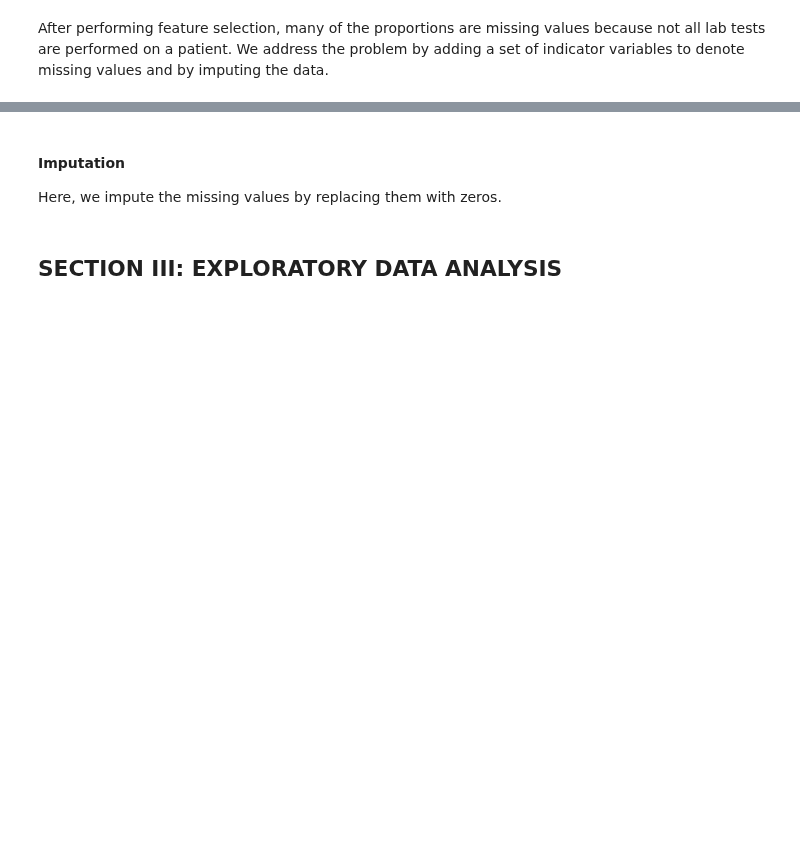
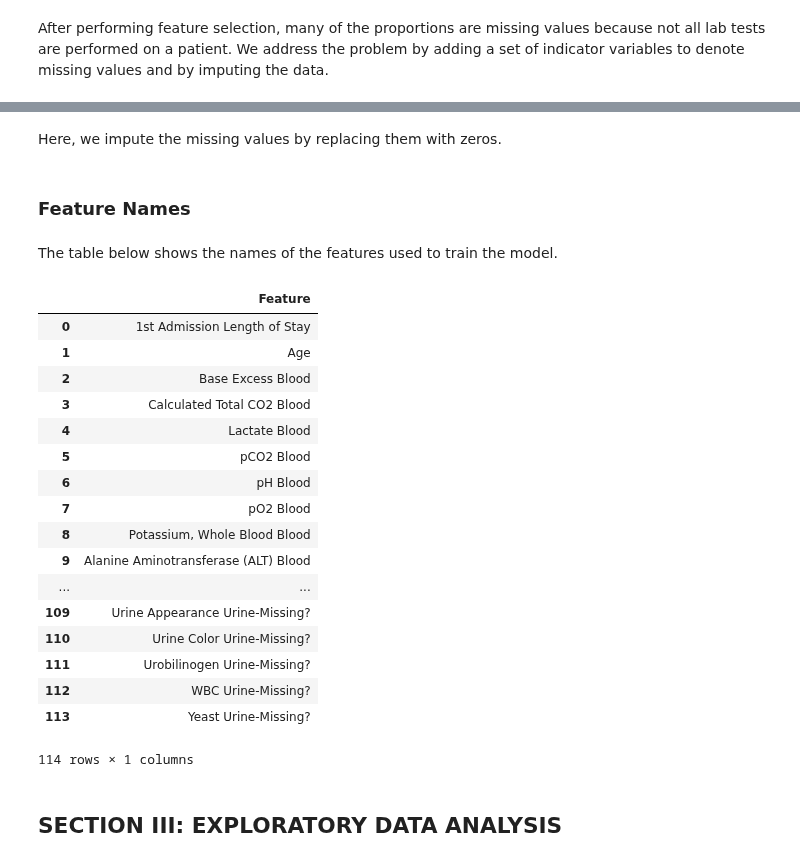
Before and after one commit to kevinmchu/BME590Final, a Jupyter notebook: Process Book.ipynb, the cells around one changed output, grey strips where cells are left out. Cells and saved outputs as stored; diff of their text form; code cells hidden in the pictures; blank space fills up the shorter version.

```diff
--- a/Process Book.ipynb
+++ b/Process Book.ipynb
@@ -525,26 +539,26 @@ In this section, we describe a technique to reduce the number of features in the
 # %%
 from sklearn.model_selection import train_test_split
 
-# make train and test splits
-X_train, X_test, y_train, y_test = train_test_split(X, y,test_size = 0.33, random_state = 0)
+# Make train and test splits
+train_df, test_df = train_test_split(design_mat_df, test_size = 0.33, random_state = 0)
 
 # Select features that have at least 50% non-missing values in the training set
-prop_non_missing = (~np.isnan(X_train)).sum(0)/len(X_train)
+prop_non_missing = (~train_df.isna()).sum()/len(train_df)
 threshold = 0.5
 
 # Select same features in training and testing set
-X_train = X_train[:, prop_non_missing > threshold]
-X_test = X_test[:, prop_non_missing > threshold]
+train_df = train_df.loc[:, prop_non_missing > threshold]
+test_df = test_df.loc[:, prop_non_missing > threshold]
 # %% [markdown]
 After feature selection, we obtained a set of 56 features describing the proportion of abnormal measurements. The table below lists the lab test and the fluid from which samples were obtained.
 # %%
 # Get names of selected features
-all_columns = design_mat_df.iloc[:, 3:len(design_mat_df.columns)].columns
-selected_features_df = pd.DataFrame(all_columns[prop_non_missing > threshold], columns={"ITEMID"})
+all_columns = train_df.iloc[:, 1:-2].columns
+lab_meas_df = pd.DataFrame(all_columns, columns={"ITEMID"})
 
 # Strip _ABNORMAL from the name
-selected_features_df["ITEMID"] = selected_features_df["ITEMID"].replace(to_replace="_ABNORMAL", value="", regex=True)
+lab_meas_df["ITEMID"] = lab_meas_df["ITEMID"].replace(to_replace="_ABNORMAL", value="", regex=True)
 
 # Get labels and fluid from lab_items_df
-selected_features_df = selected_features_df.merge(lab_items_df.loc[:,["LABEL", "FLUID", "ITEMID"]], how='inner', on='ITEMID')
-selected_features_df
+lab_meas_df = lab_meas_df.merge(lab_items_df.loc[:,["LABEL", "FLUID", "ITEMID"]], how='inner', on='ITEMID')
+lab_feat_names_df = pd.DataFrame(lab_meas_df["LABEL"] + " " + lab_meas_df["FLUID"], columns={"Feature"})
@@ -587,0 +572,15 @@ X_test = X_test[:, 0:-2]
+# %%
+# Here, we include additional features to indicate the presence of any remaining missing values
+missing_train_df = train_df.isna().astype(int)
+missing_test_df = test_df.isna().astype(int)
+
+# Only need indicator variables if there are missing values in a column
+missing_train_df = missing_train_df.loc[:, missing_train_df.sum() != 0]
+missing_test_df = missing_test_df.loc[:, missing_test_df.sum() != 0]
+
+# Merge
+train_df = pd.merge(train_df, missing_train_df, left_index=True, right_index=True)
+test_df = pd.merge(test_df, missing_test_df, left_index=True, right_index=True)
+
+# Get feature names
+missing_feat_names_df = lab_feat_names_df + "-Missing?"
@@ -588,5 +589,4 @@ X_test = X_test[:, 0:-2]
 # %% [markdown]
-#### Imputation
 Here, we impute the missing values by replacing them with zeros.
 # %%
 # Replace NaN values
@@ -595,3 +601,35 @@ X_test[np.isnan(X_test)] = 0
+# %% [markdown]
+### Feature Names
+# %% [markdown]
+The table below shows the names of the features used to train the model.
+# %%
+# Get array of all feature names
+all_feat_names = np.concatenate((adm_feat_names_df.get_values(),
+                                 lab_feat_names_df.get_values(),
+                                 missing_feat_names_df.get_values()))
+
+# Format into a DataFrame
+all_feat_names_df = pd.DataFrame(all_feat_names, columns={"Feature"})
+all_feat_names_df
+# %% [output]
+|  | Feature |
+| 0 | 1st Admission Length of Stay |
+| 1 | Age |
+| 2 | Base Excess Blood |
+| 3 | Calculated Total CO2 Blood |
+| 4 | Lactate Blood |
+| 5 | pCO2 Blood |
+| 6 | pH Blood |
+| 7 | pO2 Blood |
+| 8 | Potassium, Whole Blood Blood |
+| 9 | Alanine Aminotransferase (ALT) Blood |
+| ... | ... |
+| 109 | Urine Appearance Urine-Missing? |
+| 110 | Urine Color Urine-Missing? |
+| 111 | Urobilinogen Urine-Missing? |
+| 112 | WBC Urine-Missing? |
+| 113 | Yeast Urine-Missing? |
+114 rows × 1 columns
 # %% [markdown]
 ## SECTION III: EXPLORATORY DATA ANALYSIS
 # %% [markdown]
```
Also changed, not shown: parts of 25 cells of this notebook.
